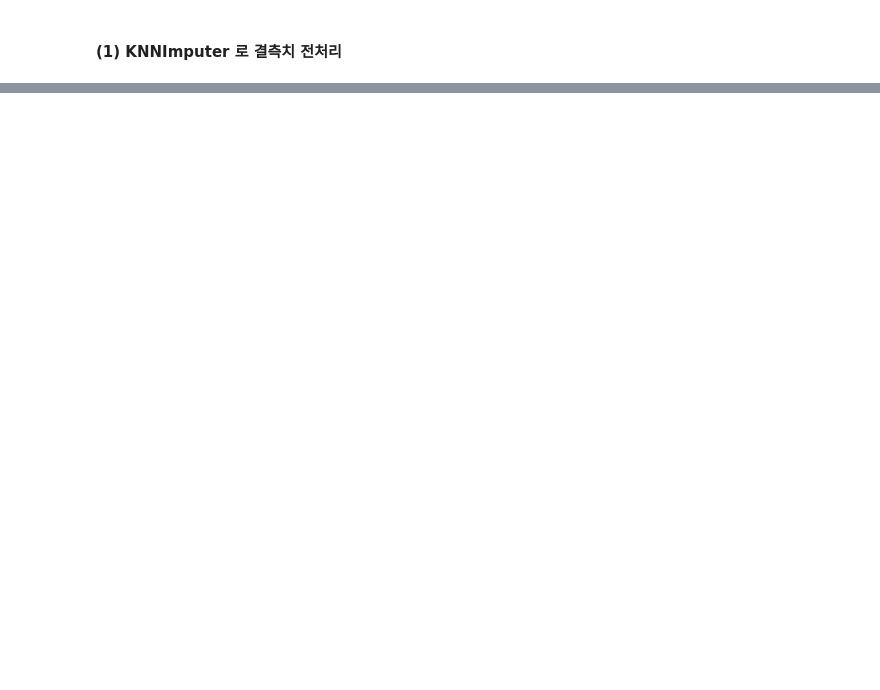
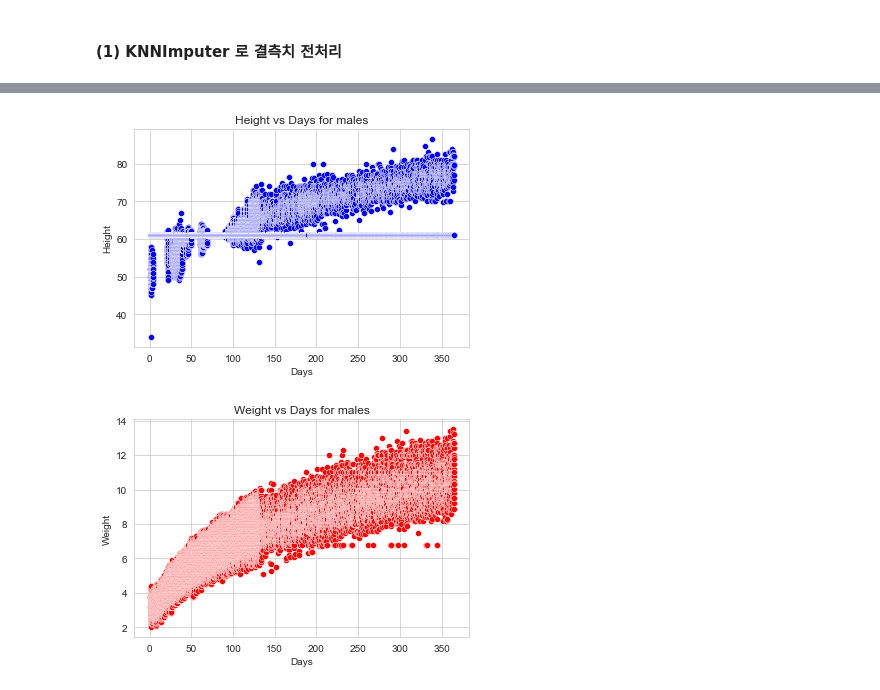
Before and after one commit to ChoKwonHwi/Capston_Project, a Jupyter notebook: babyinfo.ipynb, the cells around one changed output, grey strips where cells are left out. Drawn from its saved outputs; the diff is of its cells as text; code cells hidden in the pictures; blank space fills up the shorter version.

```diff
--- a/babyinfo.ipynb
+++ b/babyinfo.ipynb
@@ -240,0 +404,12 @@ baby_growth_df[['days', 'gender_F', 'gender_M', 'height', 'weight']] = baby_grow
+# %%
+# 남성 생후 일 수 별로 그룹화
+grouped_male = male_df.groupby('days')
+
+# 각 생후 일 수별로 이상치 제거된 데이터프레임을 저장할 빈 데이터프레임 생성
+cleaned_df_male = pd.DataFrame(columns=male_df.columns)
+
+# 생후 일 수(days)별로 이상치 제거된 데이터를 cleaned_df_male에 추가
+for name, group in grouped_male:
+    group = remove_outliers(group, 'height')
+    group = remove_outliers(group, 'weight')
+    cleaned_df_male = pd.concat([cleaned_df_male, group])
@@ -240,0 +446,17 @@ baby_growth_df[['days', 'gender_F', 'gender_M', 'height', 'weight']] = baby_grow
+# %%
+sns.set_style('whitegrid')
+
+sns.scatterplot(x='days', y='height', data=cleaned_df_male, color='blue')
+plt.title('Height vs Days for males')
+plt.xlabel('Days')
+plt.ylabel('Height')
+plt.show()
+
+sns.scatterplot(x='days', y='weight', data=cleaned_df_male, color='red')
+plt.title('Weight vs Days for males')
+plt.xlabel('Days')
+plt.ylabel('Weight')
+plt.show()
+# %% [output]
+[figure, added]
+[figure, added]
```
Also changed, not shown: parts of 45 cells of this notebook.
